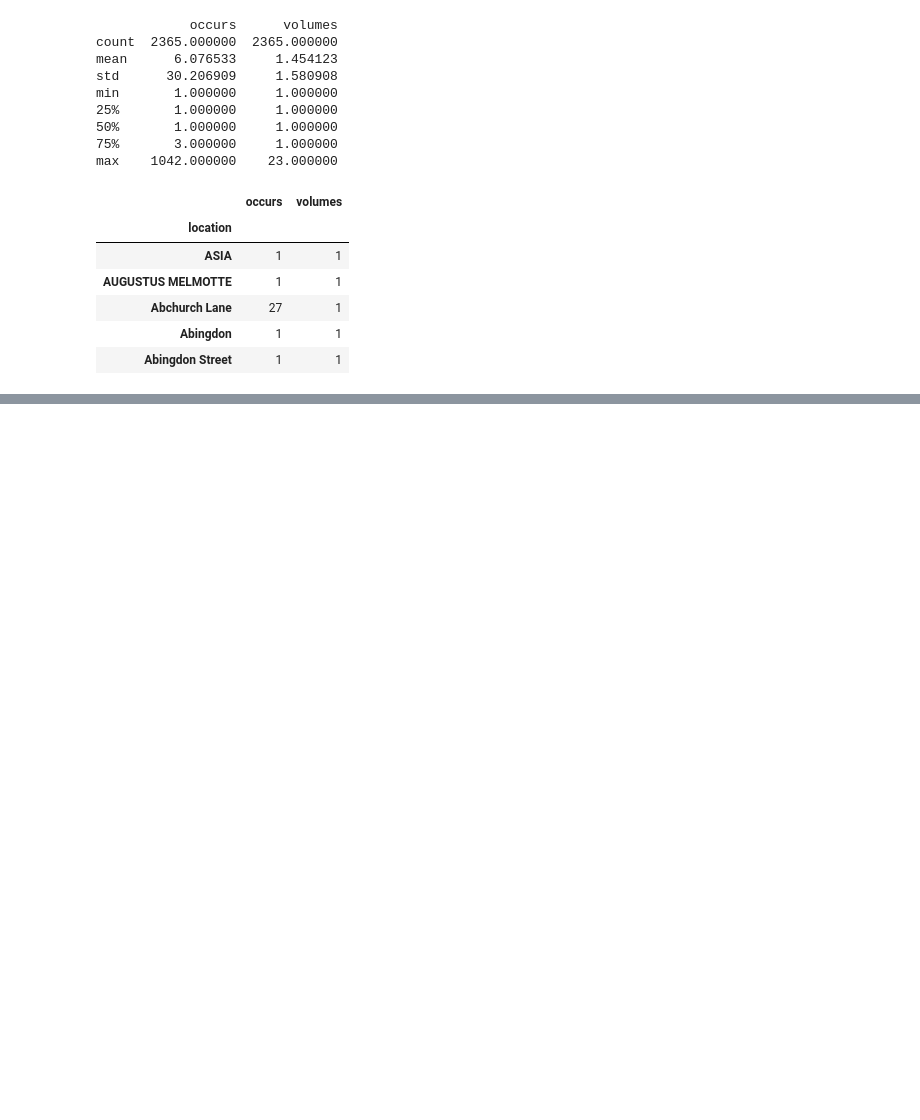
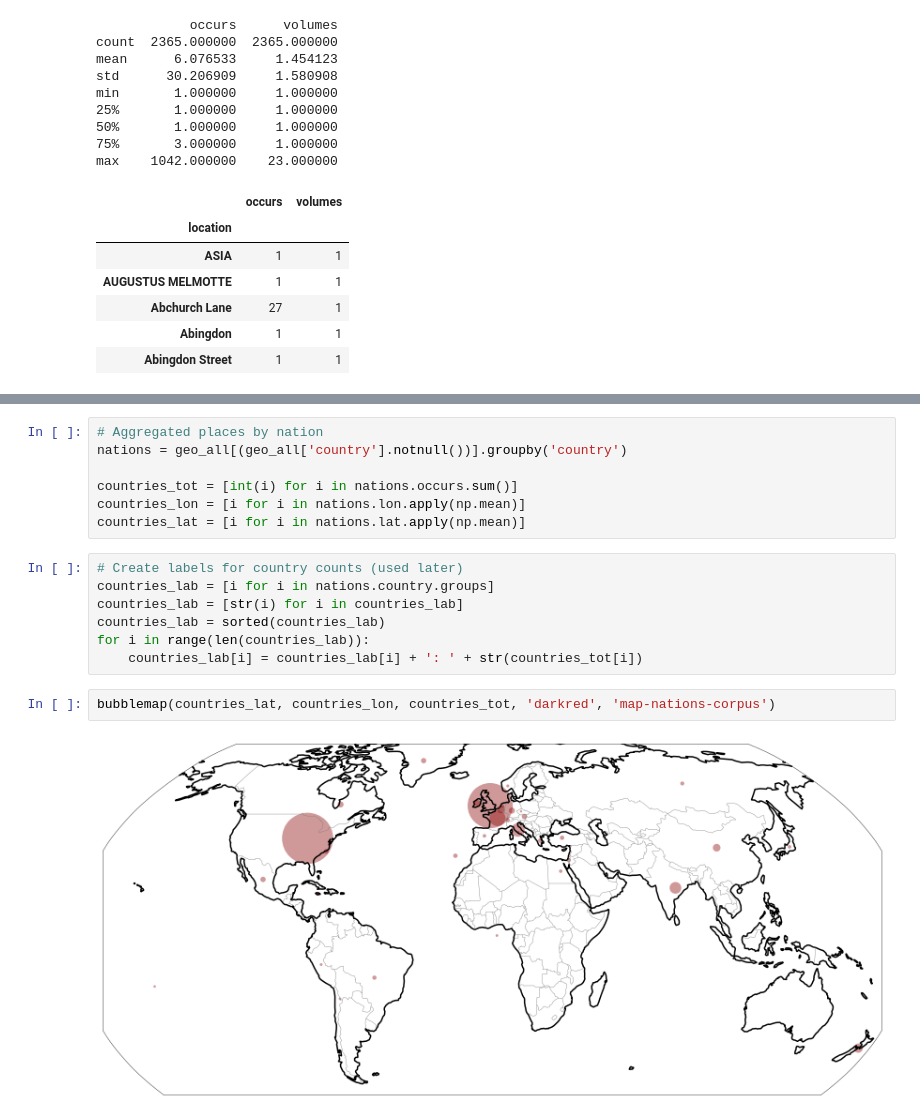
Before and after one commit to wilkens/edinburgh-masterclass, a Jupyter notebook: Notebooks/02 Textual Geography.ipynb, the cells around one changed output, grey strips where cells are left out. Drawn from its saved outputs; the diff is of its cells as text; blank space fills up the shorter version.

```diff
--- a/Notebooks/02 Textual Geography.ipynb
+++ b/Notebooks/02 Textual Geography.ipynb
@@ -350,0 +510,18 @@ def process_id(placeid, api_client):
+# %%
+# Aggregated places by nation
+nations = geo_all[(geo_all['country'].notnull())].groupby('country')
+
+countries_tot = [int(i) for i in nations.occurs.sum()]
+countries_lon = [i for i in nations.lon.apply(np.mean)]
+countries_lat = [i for i in nations.lat.apply(np.mean)]
+# %%
+# Create labels for country counts (used later)
+countries_lab = [i for i in nations.country.groups]
+countries_lab = [str(i) for i in countries_lab]
+countries_lab = sorted(countries_lab)
+for i in range(len(countries_lab)):
+    countries_lab[i] = countries_lab[i] + ': ' + str(countries_tot[i])
+# %%
+bubblemap(countries_lat, countries_lon, countries_tot, 'darkred', 'map-nations-corpus')
+# %% [output]
+[figure, added]
```
Also changed, not shown: parts of 29 cells of this notebook, 8 other files.
